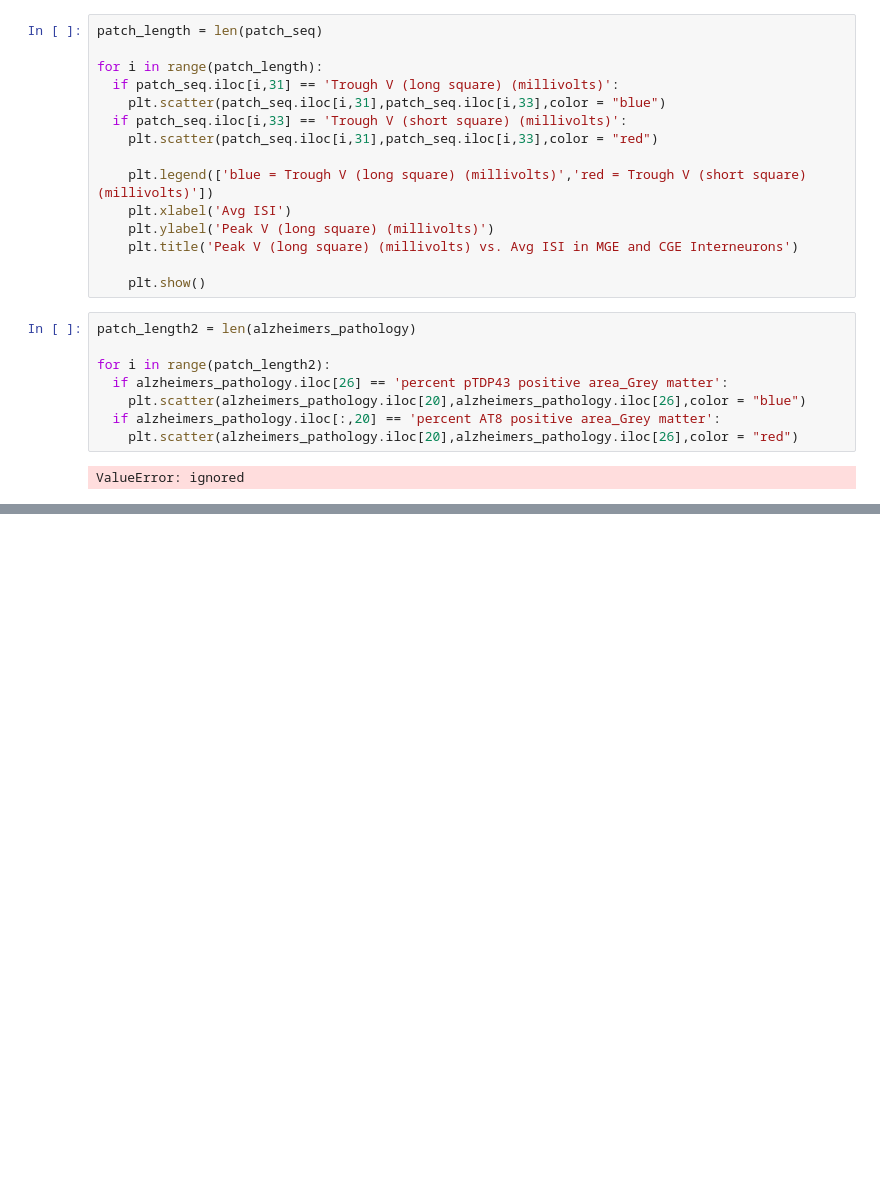
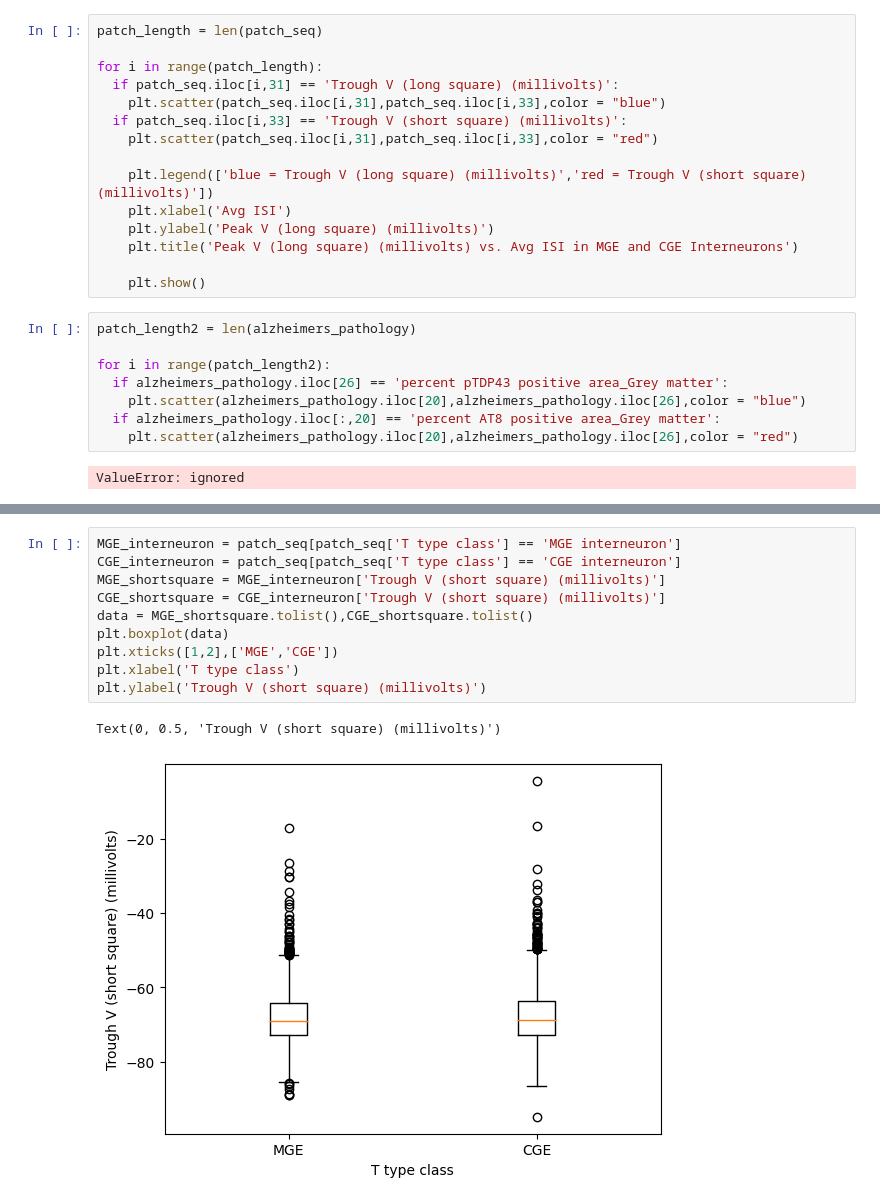
Before and after one commit to caseymacelhiney/neuro265, a Jupyter notebook: final_project.ipynb, the cells around one changed output, grey strips where cells are left out. Saved outputs shown, nothing was run; the diff lists cells and outputs as text; blank space fills up the shorter version.

```diff
--- a/final_project.ipynb
+++ b/final_project.ipynb
@@ -116,0 +132,13 @@ ValueError: ignored
+# %%
+MGE_interneuron = patch_seq[patch_seq['T type class'] == 'MGE interneuron']
+CGE_interneuron = patch_seq[patch_seq['T type class'] == 'CGE interneuron']
+MGE_shortsquare = MGE_interneuron['Trough V (short square) (millivolts)']
+CGE_shortsquare = CGE_interneuron['Trough V (short square) (millivolts)']
+data = MGE_shortsquare.tolist(),CGE_shortsquare.tolist()
+plt.boxplot(data)
+plt.xticks([1,2],['MGE','CGE'])
+plt.xlabel('T type class')
+plt.ylabel('Trough V (short square) (millivolts)')
+# %% [output]
+Text(0, 0.5, 'Trough V (short square) (millivolts)')
+[figure, added]
```
Also changed, not shown: parts of 3 cells of this notebook.
